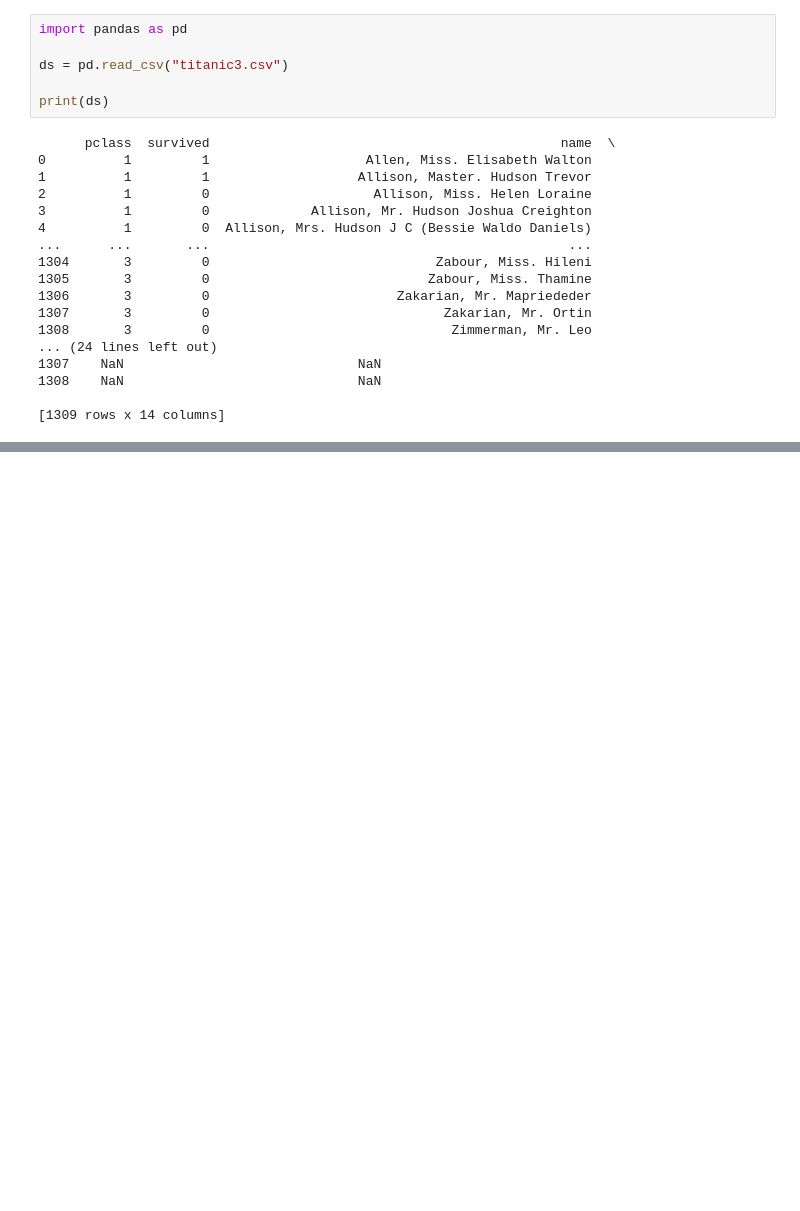
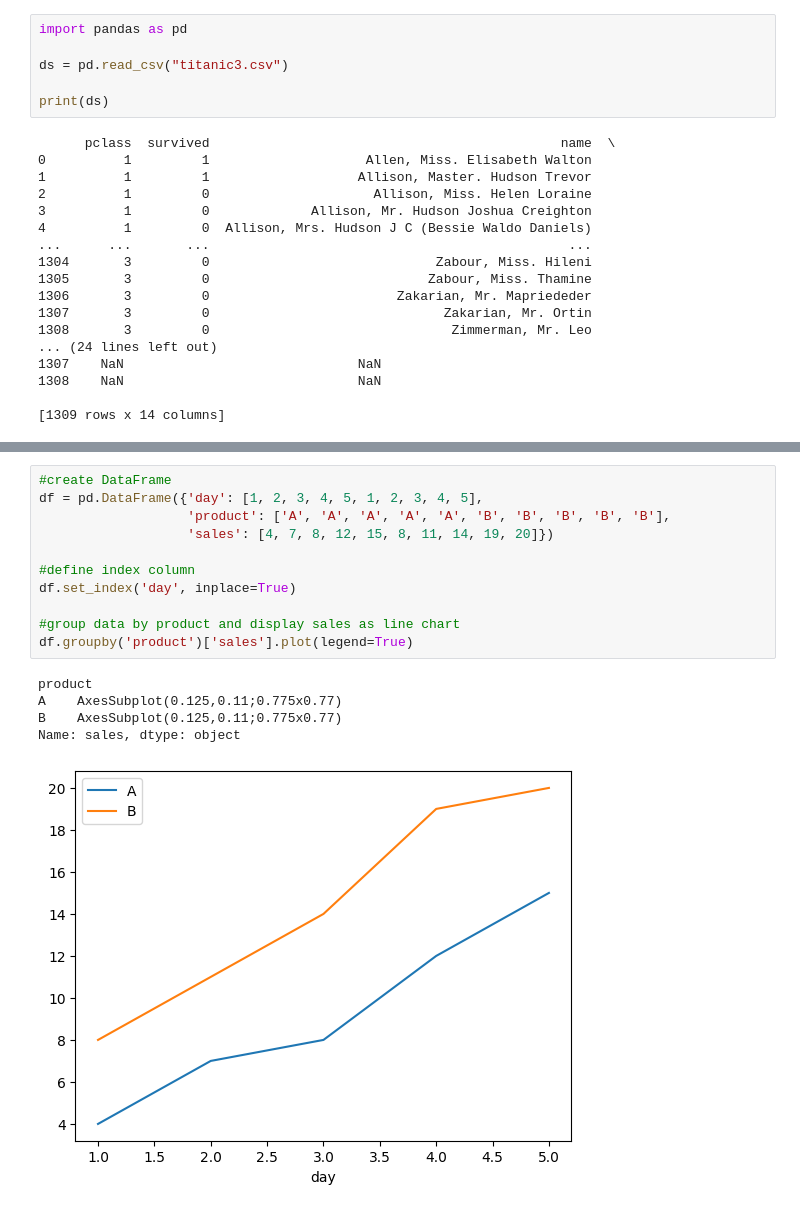
Before and after one commit to 0xrsfagundes/Portugal-Stats, a Jupyter notebook: MyNote2.ipynb, the cells around one changed output, grey strips where cells are left out. Saved outputs shown, nothing was run; the diff lists cells and outputs as text; blank space fills up the shorter version.

```diff
--- a/MyNote2.ipynb
+++ b/MyNote2.ipynb
@@ -46,0 +49,17 @@ plt.show()
+# %%
+#create DataFrame
+df = pd.DataFrame({'day': [1, 2, 3, 4, 5, 1, 2, 3, 4, 5],
+                   'product': ['A', 'A', 'A', 'A', 'A', 'B', 'B', 'B', 'B', 'B'],
+                   'sales': [4, 7, 8, 12, 15, 8, 11, 14, 19, 20]})
+
+#define index column
+df.set_index('day', inplace=True)
+
+#group data by product and display sales as line chart
+df.groupby('product')['sales'].plot(legend=True)
+# %% [output]
+product
+A    AxesSubplot(0.125,0.11;0.775x0.77)
+B    AxesSubplot(0.125,0.11;0.775x0.77)
+Name: sales, dtype: object
+[figure, added]
```
Also changed, not shown: parts of 1 cell of this notebook, 4 other files.
